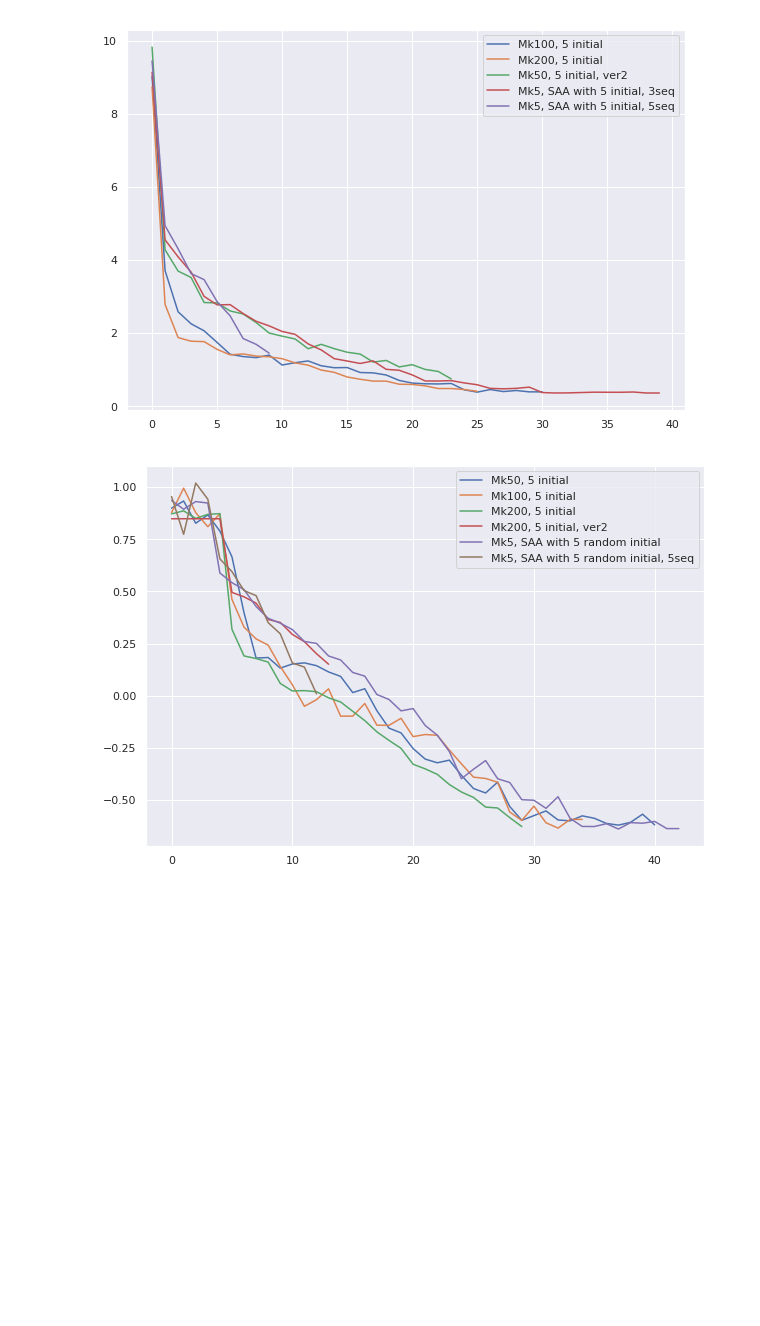
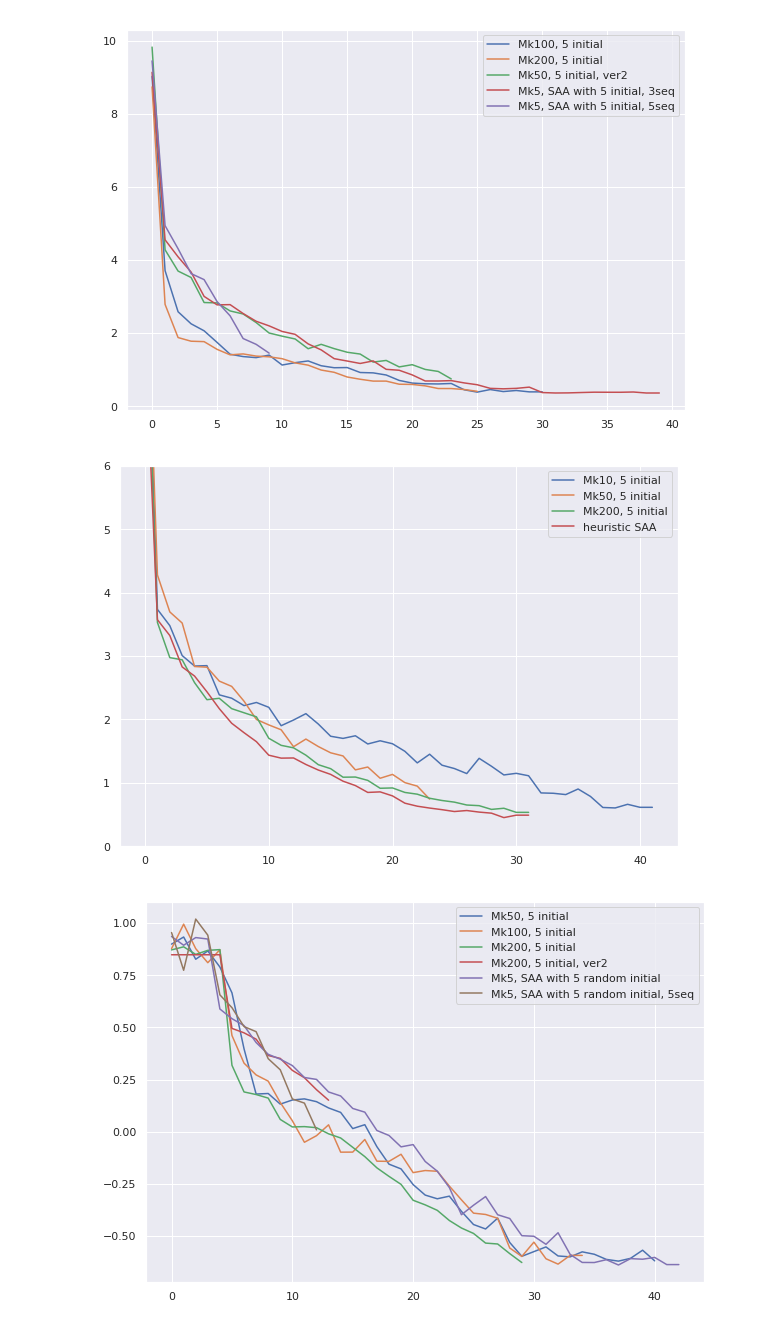
Before and after one commit to kkh8676/opt_functions, a Jupyter notebook: levy_Mk_Mj_SAA.ipynb, the cells around one changed output. Cells and saved outputs as stored; diff of their text form; code cells hidden in the pictures; blank space fills up the shorter version.

```diff
--- a/levy_Mk_Mj_SAA.ipynb
+++ b/levy_Mk_Mj_SAA.ipynb
@@ -39,6 +39,8 @@ jobs_Mk200_Mj1_exp = []
 jobs_saa_test_exp = []
 jobs_saa_test_v2_exp = []
 jobs_saa_test_v3_exp = []
+
+jobs_saa_N5_seq5 = []
 
 
 
@@ -61,6 +63,8 @@ recomm_saa_test_exp = []
 recomm_saa_test_v2_exp = []
 recomm_saa_test_v3_exp = []
 
+recomm_saa_N5_seq5 = []
+
 for i in range(100):
     jobs_initial5_Mk200_Mj1_exp.append(mongo_db["levy_initial-%d.jobs"%i])
     jobs_Mk10_Mj1_exp.append(mongo_db["levy_4-%d.jobs"%i])
@@ -78,6 +82,7 @@ for i in range(100):
     if "levy_saa_test-%d.jobs"%i in collection_list: jobs_saa_test_exp.append(mongo_db["levy_saa_test-%d.jobs"%i])
     if "levy_saa_test_ver2-%d.jobs"%i in collection_list: jobs_saa_test_v2_exp.append(mongo_db["levy_saa_test_ver2-%d.jobs"%i])
     if "levy_saa_test_ver3-%d.jobs"%i in collection_list: jobs_saa_test_v3_exp.append(mongo_db["levy_saa_test_ver3-%d.jobs"%i])
+    if "levy_saa_N5_seq5-%d.jobs"%i in collection_list: jobs_saa_N5_seq5.append(mongo_db["levy_saa_N5_seq5-%d.jobs"%i])
 
     recomm_initial5_Mk200_Mj1_exp.append(mongo_db["levy_initial-%d.recommendations"%i])
     recomm_Mk10_Mj1_exp.append(mongo_db["levy_4-%d.recommendations"%i])
@@ -95,6 +100,7 @@ for i in range(100):
     if "levy_saa_test-%d.recommendations"%i in collection_list: recomm_saa_test_exp.append(mongo_db["levy_saa_test-%d.recommendations"%i])
     if "levy_saa_test_ver2-%d.recommendations"%i in collection_list: recomm_saa_test_v2_exp.append(mongo_db["levy_saa_test_ver2-%d.recommendations"%i])
     if "levy_saa_test_ver3-%d.recommendations"%i in collection_list: recomm_saa_test_v3_exp.append(mongo_db["levy_saa_test_ver3-%d.recommendations"%i])
+    if "levy_saa_N5_seq5-%d.recommendations"%i in collection_list: recomm_saa_N5_seq5.append(mongo_db["levy_saa_N5_seq5-%d.recommendations"%i])
 # %% [markdown]
 ### get_objective method gets the predicted optimal value in GP model
 # %%
@@ -136,6 +144,8 @@ locs_initial5_Mk200_Mj1_saa_5seq_10N_exp = functions.get_recomm_loc(recomm_initi
 locs_saa_test_exp = functions.get_recomm_loc(recomm_saa_test_exp)
 locs_saa_test_v2_exp = functions.get_recomm_loc(recomm_saa_test_v2_exp)
 locs_saa_test_v3_exp = functions.get_recomm_loc(recomm_saa_test_v3_exp)
+
+locs_saa_N5_seq5_exp = functions.get_recomm_loc(recomm_saa_N5_seq5)
 # %%
 locs_saa_test_exp = [list_[:11] for list_ in locs_saa_test_exp]
 locs_saa_test_v2_exp = [list_[:12] for list_ in locs_saa_test_v2_exp]
@@ -239,6 +249,8 @@ sugg_obj_initial5_Mk200_Mj1_saa_5seq_10N_exp = get_sugg_obj_exp(locs_initial5_Mk
 sugg_obj_saa_test_exp = get_sugg_obj_exp(locs_saa_test_exp)
 sugg_obj_saa_test_v2_exp = get_sugg_obj_exp(locs_saa_test_v2_exp)
 sugg_obj_saa_test_v3_exp = get_sugg_obj_exp(locs_saa_test_v3_exp)
+
+sugg_obj_saa_N5_seq5_exp = get_sugg_obj_exp(locs_saa_N5_seq5_exp)
 # %% [markdown]
 #### averaging values of each experiments
 # %%
@@ -260,6 +272,8 @@ avg_sugg_obj_initial5_Mk200_Mj1_saa_5seq_10N = np.average(sugg_obj_initial5_Mk20
 avg_sugg_obj_saa_test = np.average(sugg_obj_saa_test_exp, axis=0)
 avg_sugg_obj_saa_v2_test = np.average(sugg_obj_saa_test_v2_exp, axis=0)
 avg_sugg_obj_saa_v3_test = np.average(sugg_obj_saa_test_v3_exp, axis=0)
+
+avg_sugg_obj_saa_N5_seq5 = np.average(sugg_obj_saa_N5_seq5_exp, axis=0)
 # %% [markdown]
 ### Getting IR values for look optimization performances
 # %%
@@ -324,6 +362,17 @@ plt.legend()
 plt.show()
 # %% [output]
 [figure]
+# %%
+plt.figure(figsize=(10,7))
+plt.plot(avg_sugg_obj_initial5_Mk10_Mj1_v2[3:], label="Mk10, 5 initial")
+plt.plot(avg_sugg_obj_initial5_Mk50_Mj1_v2[3:], label="Mk50, 5 initial")
+plt.plot(avg_sugg_obj_initial5_Mk200_Mj1_v3[3:], label="Mk200, 5 initial")
+plt.plot(avg_sugg_obj_saa_N5_seq5[3:],label="heuristic SAA")
+plt.ylim(ymin=0, ymax=6)
+plt.legend()
+plt.show()
+# %% [output]
+[figure, added]
 # %%
 plt.figure(figsize=(10,7))
 #plt.plot(irs_Mk200_Mj_avg, label='Mk200, Mj1, No initial')
```
Also changed, not shown: parts of 11 cells of this notebook, 1 other file.
